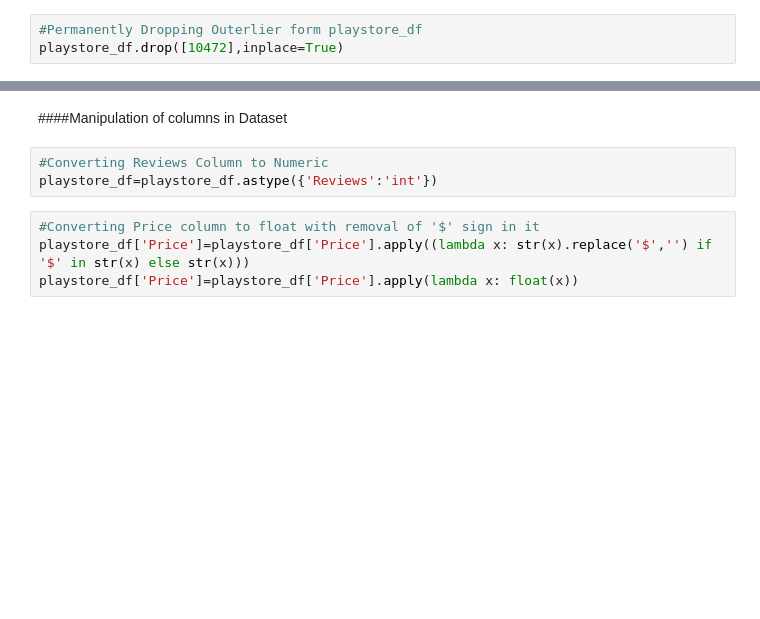
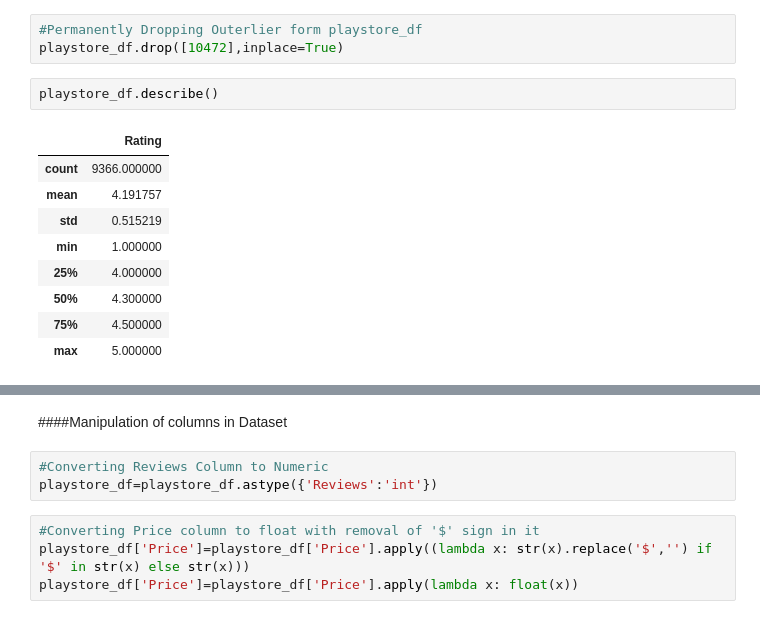
Before and after one commit to Mr-Himanshu123/Playstore-review-Analysis-EDA, a Jupyter notebook: Copy_of_Sample_EDA_Submission_Template.ipynb, the cells around one changed output, grey strips where cells are left out. Drawn from its saved outputs; the diff is of its cells as text; blank space fills up the shorter version.

```diff
--- a/Copy_of_Sample_EDA_Submission_Template.ipynb
+++ b/Copy_of_Sample_EDA_Submission_Template.ipynb
@@ -149,6 +281,18 @@ playstore_df[playstore_df.Rating >5]
 # %%
 #Permanently Dropping Outerlier form playstore_df
 playstore_df.drop([10472],inplace=True)
+# %%
+playstore_df.describe()
+# %% [output]
+|  | Rating |
+| count | 9366.000000 |
+| mean | 4.191757 |
+| std | 0.515219 |
+| min | 1.000000 |
+| 25% | 4.000000 |
+| 50% | 4.300000 |
+| 75% | 4.500000 |
+| max | 5.000000 |
 # %%
 #Only One Row Drop From the Data set as Outlier which has rating greater than 5 and Box plot shows accurate Visualization
 playstore_df.boxplot()
```
Also changed, not shown: parts of 62 cells of this notebook.
